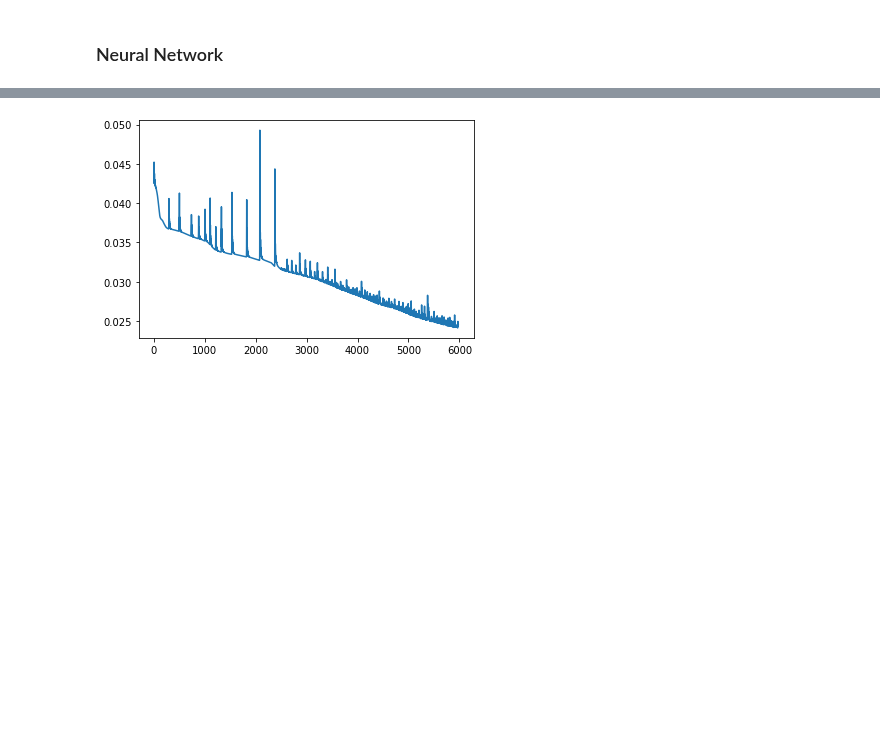
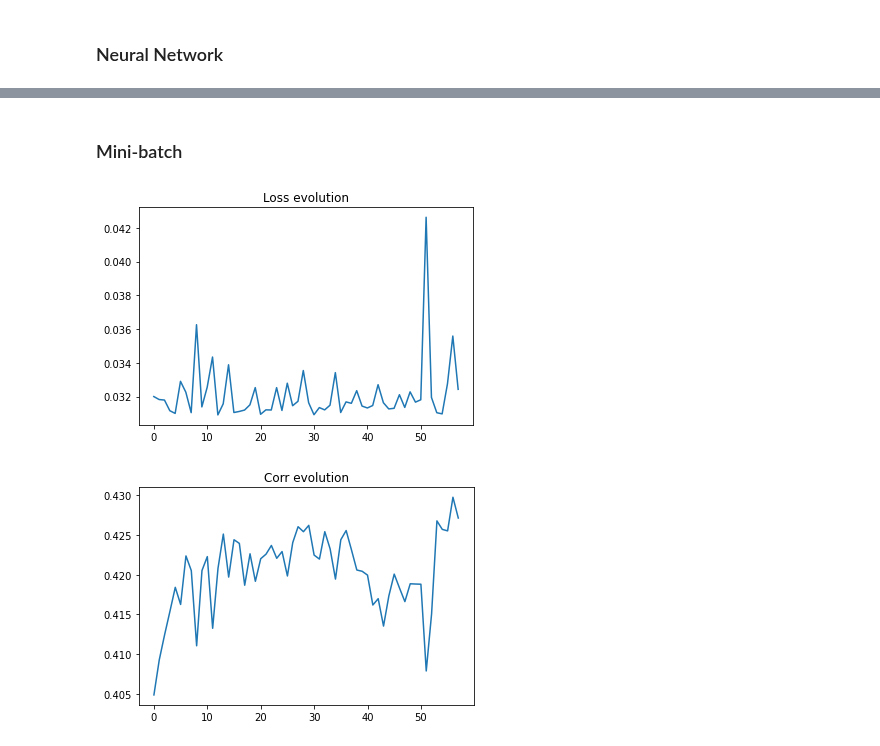
Before and after one commit to Simone7monaco/PatchyParticles, a Jupyter notebook: MULTI_OrderParameters.ipynb, the cells around one changed output, grey strips where cells are left out. Cells and saved outputs as stored; diff of their text form; code cells hidden in the pictures; blank space fills up the shorter version.

```diff
--- a/MULTI_OrderParameters.ipynb
+++ b/MULTI_OrderParameters.ipynb
@@ -99,14 +199,12 @@ for snap in multis:
         errors = time/(np.array(y[snap]))**1.5
         print("Worst case error: %.3f"% errors[wc_idx])
         y[snap] = time/np.array(y[snap])
-#         print(np.mean(y[snap]), np.std(y[snap]))
+
         t_b = (((y[snap]-y[snap].mean())/np.std(y[snap]))+1)/2
         opt_time=opt_time*y[snap][wc_idx]
-        y[snap] = y[snap]/y[snap].mean()
         print("Optimal time: %.3f"% opt_time)
     else:
         y[snap] = time/np.array(y[snap])
-        y[snap] = y[snap]/y[snap].mean()
 # %% [output]
 Worst case error: 0.911
 Optimal time: 100000.000
@@ -269,3 +285,8 @@ X, y = X0, y0
+# %%
+keep=[0,1,2,3,11,12,13,14,15]
+X = X0[:,keep]
+y=y0
+# X, y = X0, y0
 # %%
 H=np.histogram(y, bins=35)
 plt.plot(np.linspace(0, H[1][-1], H[0].size), H[0])
@@ -304,7 +329,7 @@ import torch.utils.data as Data
 import pandas as pd
 import seaborn as sb
 torchX=torch.from_numpy(X).float()
-torchy=torch.from_numpy(y).float().unsqueeze(1)
+torchy=torch.from_numpy(y/y.mean()).float().unsqueeze(1)
 # %%
 DF=np.hstack((X,np.atleast_2d(y).T))
 DF=pd.DataFrame(DF)
@@ -403,0 +519,31 @@ Required time
+# %% [markdown]
+### Mini-batch
+# %%
+#One way to define a network
+nx=XX.shape[1]
+net = torch.nn.Sequential(
+        torch.nn.Linear(nx, 20),
+        torch.nn.Tanh(),
+        torch.nn.Linear(20, 20),
+        torch.nn.Tanh(),
+        torch.nn.Linear(20, 20),
+        torch.nn.Tanh(),
+        torch.nn.Linear(20, 1),
+    )
+
+dataset = Data.TensorDataset(X_train, y_train)
+BATCH_SIZE = 100
+
+loader = Data.DataLoader(
+    dataset=dataset,
+     batch_size=BATCH_SIZE, shuffle=True, num_workers=2)
+
+#Optimizer: Adam
+optimizer = torch.optim.Adam(net.parameters(), lr=0.005)
+
+#Stochastic Gradient Descent is another option
+#optimizer =  torch.optim.SGD(net.parameters(), lr = 0.05, momentum=0.9, weight_decay=1e-5)
+
+loss_func = torch.nn.MSELoss()  # this is our loss function: mean squared error
+LOSS=[]
+CORR=[]
@@ -404,9 +598,13 @@ Required time
 # %%
-plt.plot(LOSS[20:])
+plt.plot(LOSS[12:])
 plt.title("Loss evolution")
 plt.show()
+plt.plot(CORR[12:])
+plt.title("Corr evolution")
+plt.show()
 # %% [output]
-[figure, old version]
+[figure, new version]
+[figure, added]
 # %%
 # plot current status: prediction versus real value
 tt = np.arange(np.min(prediction.data.numpy())-.1, np.max(prediction.data.numpy())+.2, 0.2)
```
Also changed, not shown: parts of 22 cells of this notebook.
